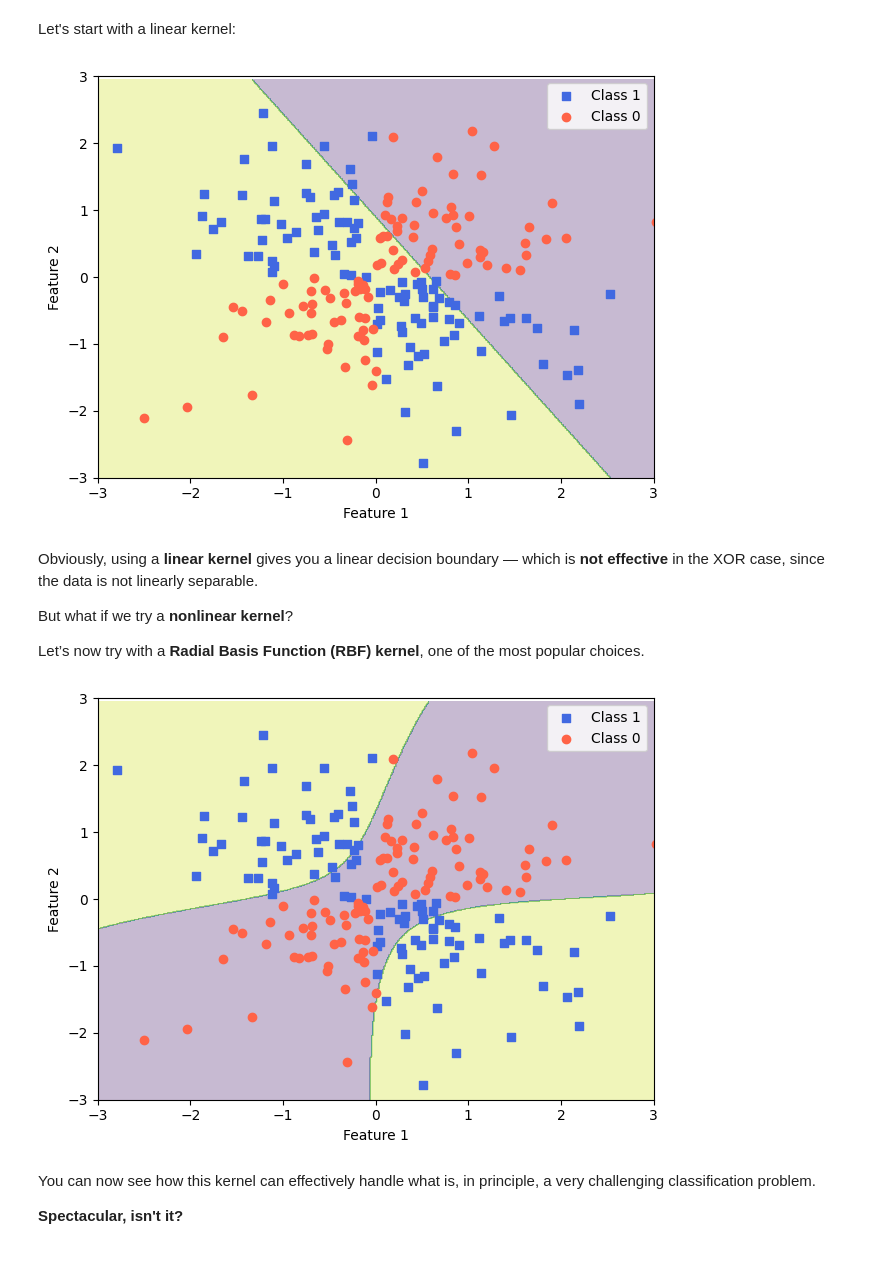
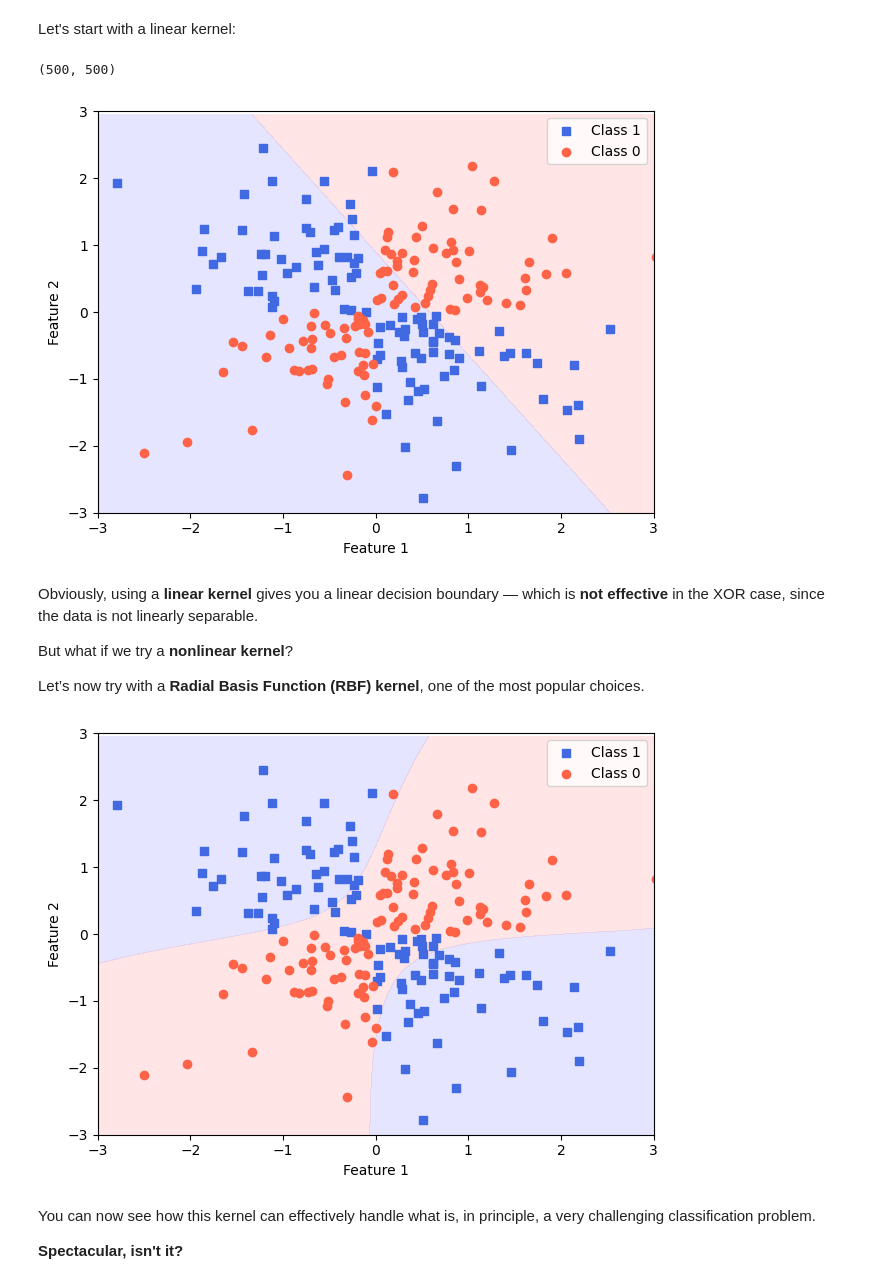
Before and after one commit to UVADS/DS-4021, a Jupyter notebook: module-3/class06-KernelSVM.ipynb, the cells around one changed output. Cells and saved outputs as stored; diff of their text form; code cells hidden in the pictures.

```diff
--- a/module-3/class06-KernelSVM.ipynb
+++ b/module-3/class06-KernelSVM.ipynb
@@ -302,6 +328,10 @@ plt.show()
 [figure]
 # %% [markdown]
 Let's start with a linear kernel:
+# %%
+Z.shape
+# %% [output]
+(500, 500)
 # %%
 from sklearn.svm import SVC
 
@@ -312,12 +342,13 @@ x_min, x_max = X_xor[:,0].min()-0.5, X_xor[:,0].max()+0.5
 y_min, y_max = X_xor[:,1].min()-0.5, X_xor[:,1].max()+0.5
 xx, yy = np.meshgrid(np.linspace(x_min, x_max, 500),
                      np.linspace(y_min, y_max, 500))
-Z = clf.predict(np.c_[xx.ravel(), yy.ravel()])
+
+Z = clf.decision_function(np.c_[xx.ravel(), yy.ravel()])
 Z = Z.reshape(xx.shape)
 
-plt.contourf(xx, yy, Z, alpha=0.3)
+plt.contourf(xx, yy, Z,  levels=[Z .min(), 0, Z .max()], colors=['#FFAAAA','#AAAAFF'], alpha=0.3)
+
 plt.scatter(X_xor[y_xor == 1, 0],X_xor[y_xor == 1, 1], c='royalblue', marker='s', label='Class 1')
-
 plt.scatter(X_xor[y_xor == 0, 0], X_xor[y_xor == 0, 1], c='tomato', marker='o',label='Class 0')
 plt.xlim([-3, 3])
 plt.ylim([-3, 3])
@@ -327,7 +358,7 @@ plt.legend(loc='best')
 plt.tight_layout()
 plt.show()
 # %% [output]
-[figure, old version]
+[figure, new version]
 # %% [markdown]
 Obviously, using a **linear kernel** gives you a linear decision boundary — which is **not effective** in the XOR case, since the data is not linearly separable.
 
@@ -337,27 +370,28 @@ Let’s now try with a **Radial Basis Function (RBF) kernel**, one of the most p
 # %%
 clf = SVC(kernel='rbf', random_state=1, gamma=0.2, C=1)
 clf.fit(X_xor, y_xor)
 
 x_min, x_max = X_xor[:,0].min()-0.5, X_xor[:,0].max()+0.5
 y_min, y_max = X_xor[:,1].min()-0.5, X_xor[:,1].max()+0.5
 xx, yy = np.meshgrid(np.linspace(x_min, x_max, 500),
                      np.linspace(y_min, y_max, 500))
-Z = clf.predict(np.c_[xx.ravel(), yy.ravel()])
+grid = np.c_[xx.ravel(), yy.ravel()]
+Z = clf.decision_function(grid)
 Z = Z.reshape(xx.shape)
 
-plt.contourf(xx, yy, Z, alpha=0.3)
+plt.contourf(xx, yy, Z,  levels=[Z .min(), 0, Z .max()], colors=['#FFAAAA','#AAAAFF'], alpha=0.3)
+
 plt.scatter(X_xor[y_xor == 1, 0],X_xor[y_xor == 1, 1], c='royalblue', marker='s', label='Class 1')
-
 plt.scatter(X_xor[y_xor == 0, 0], X_xor[y_xor == 0, 1], c='tomato', marker='o',label='Class 0')
 plt.xlim([-3, 3])
 plt.ylim([-3, 3])
 plt.xlabel('Feature 1')
 plt.ylabel('Feature 2')
 plt.legend(loc='best')
 plt.tight_layout()
 plt.show()
 # %% [output]
-[figure, old version]
+[figure, new version]
 # %% [markdown]
 You can now see how this kernel can effectively handle what is, in principle, a very challenging classification problem.
 
```
Also changed, not shown: parts of 7 cells of this notebook.
